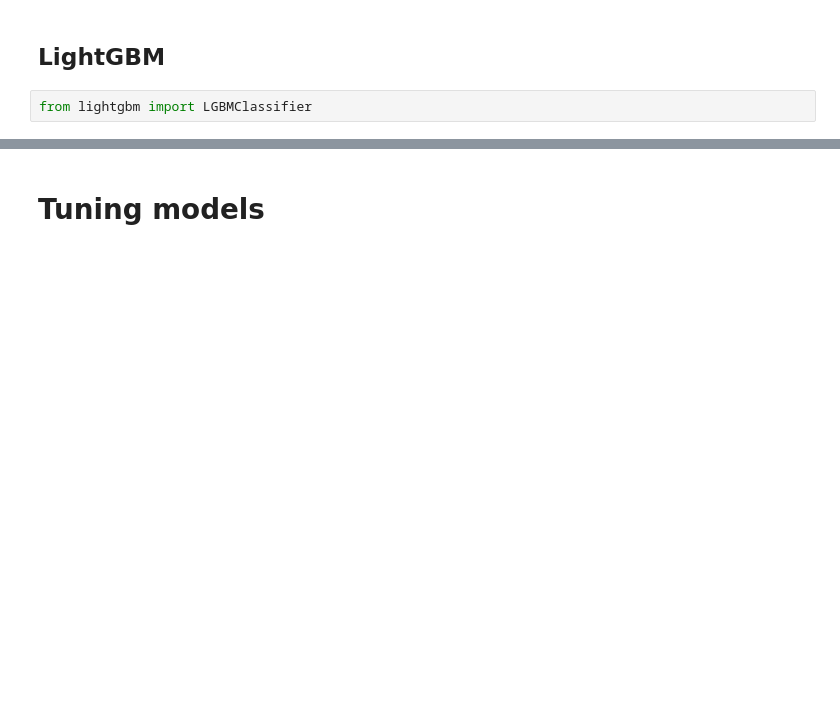
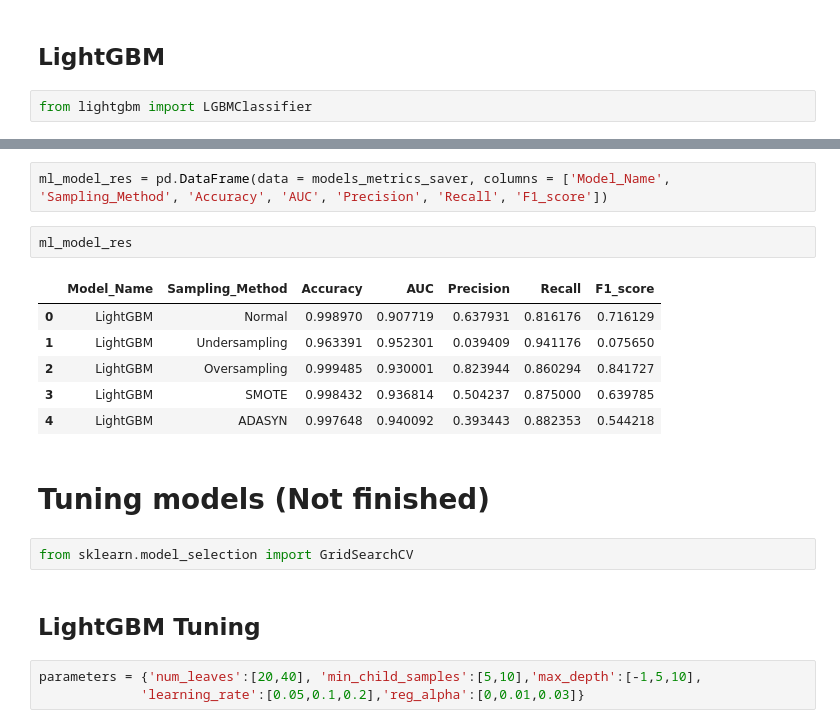
Before and after one commit to Cavidan-oss/Fraud_Detector_ML, a Jupyter notebook: fraud_detection.ipynb, the cells around one changed output, grey strips where cells are left out. Saved outputs shown, nothing was run; the diff lists cells and outputs as text; blank space fills up the shorter version.

Commit message:
Modifed v1.1 without full tuning

```diff
--- a/fraud_detection.ipynb
+++ b/fraud_detection.ipynb
@@ -681,3 +730,21 @@ F1 : 0.54421768707483
 ----------------------------------------------------------------------------------------------------
+# %%
+ml_model_res = pd.DataFrame(data = models_metrics_saver, columns = ['Model_Name', 'Sampling_Method', 'Accuracy', 'AUC', 'Precision', 'Recall', 'F1_score'])
+# %%
+ml_model_res
+# %% [output]
+|  | Model_Name | Sampling_Method | Accuracy | AUC | Precision | Recall | F1_score |
+| 0 | LightGBM | Normal | 0.998970 | 0.907719 | 0.637931 | 0.816176 | 0.716129 |
+| 1 | LightGBM | Undersampling | 0.963391 | 0.952301 | 0.039409 | 0.941176 | 0.075650 |
+| 2 | LightGBM | Oversampling | 0.999485 | 0.930001 | 0.823944 | 0.860294 | 0.841727 |
+| 3 | LightGBM | SMOTE | 0.998432 | 0.936814 | 0.504237 | 0.875000 | 0.639785 |
+| 4 | LightGBM | ADASYN | 0.997648 | 0.940092 | 0.393443 | 0.882353 | 0.544218 |
 # %% [markdown]
-# Tuning models
+# Tuning models (Not finished)
+# %%
+from sklearn.model_selection import GridSearchCV
+# %% [markdown]
+## LightGBM Tuning
+# %%
+parameters = {'num_leaves':[20,40], 'min_child_samples':[5,10],'max_depth':[-1,5,10],
+             'learning_rate':[0.05,0.1,0.2],'reg_alpha':[0,0.01,0.03]}
```
Also changed, not shown: parts of 29 cells of this notebook.
